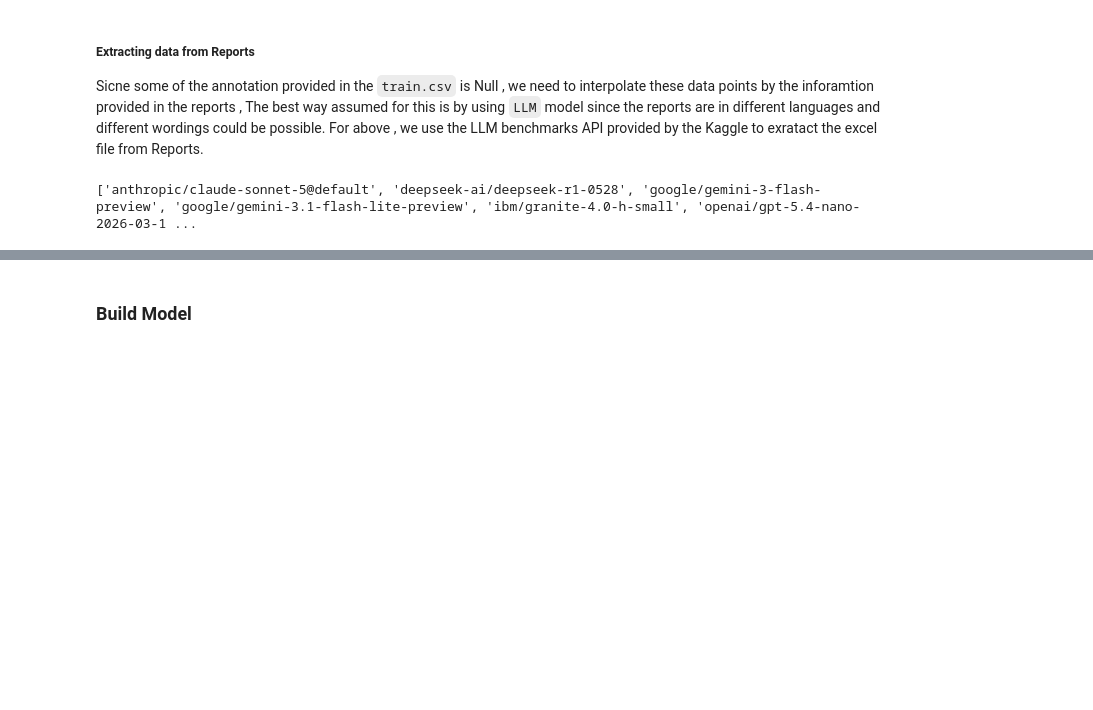
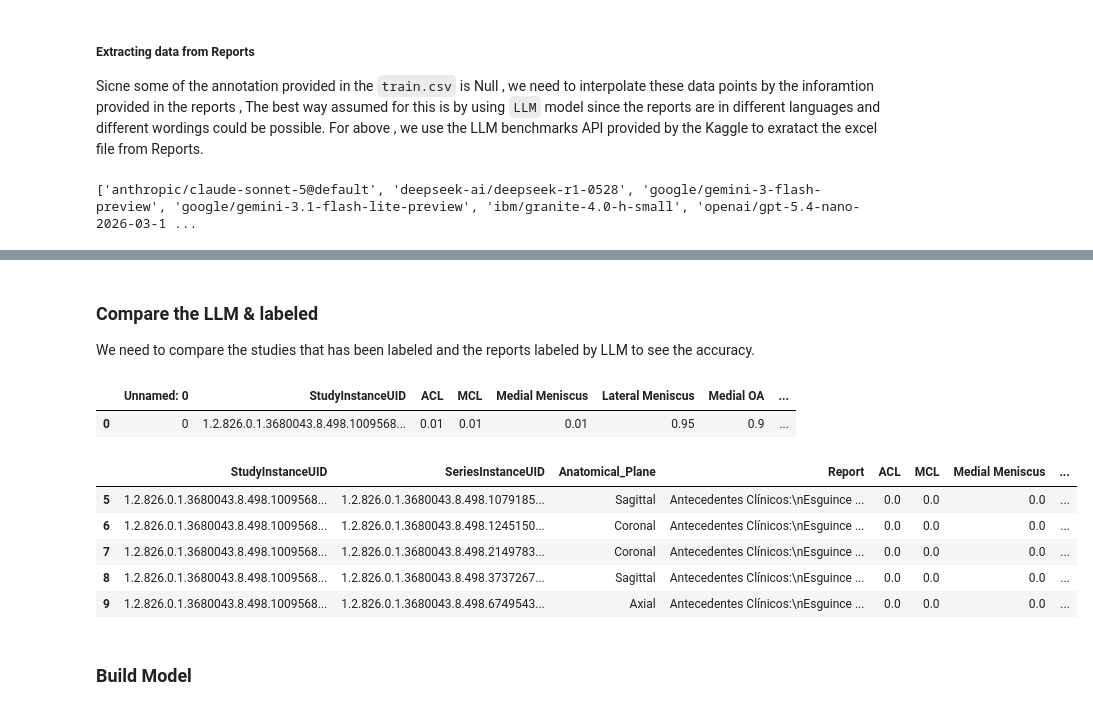
Before and after one commit to NimaNIKOOKAR/RSNA_Knee_Abnormality_Detection, a Jupyter notebook: notebook/rsna_analysis.ipynb, the cells around one changed output, grey strips where cells are left out. Cells and saved outputs as stored; diff of their text form; code cells hidden in the pictures; blank space fills up the shorter version.

```diff
--- a/notebook/rsna_analysis.ipynb
+++ b/notebook/rsna_analysis.ipynb
@@ -338,2 +434,19 @@ print(probabilities)
+# %% [markdown]
+### Compare the LLM & labeled
+We need to compare the studies that has been labeled and the reports labeled by LLM to see the accuracy.
+# %%
+reports_extract[reports_extract.StudyInstanceUID == train_df.iloc[5].StudyInstanceUID]
+# %% [output]
+|  | Unnamed: 0 | StudyInstanceUID | ACL | MCL | Medial Meniscus | Lateral Meniscus | Medial OA | ... |
+| 0 | 0 | 1.2.826.0.1.3680043.8.498.1009568... | 0.01 | 0.01 | 0.01 | 0.95 | 0.9 | ... |
+# %%
+train_df[train_df.StudyInstanceUID == train_df.iloc[5].StudyInstanceUID ]
+# %% [output]
+|  | StudyInstanceUID | SeriesInstanceUID | Anatomical_Plane | Report | ACL | MCL | Medial Meniscus | ... |
+| 5 | 1.2.826.0.1.3680043.8.498.1009568... | 1.2.826.0.1.3680043.8.498.1079185... | Sagittal | Antecedentes Clínicos:\nEsguince ... | 0.0 | 0.0 | 0.0 | ... |
+| 6 | 1.2.826.0.1.3680043.8.498.1009568... | 1.2.826.0.1.3680043.8.498.1245150... | Coronal | Antecedentes Clínicos:\nEsguince ... | 0.0 | 0.0 | 0.0 | ... |
+| 7 | 1.2.826.0.1.3680043.8.498.1009568... | 1.2.826.0.1.3680043.8.498.2149783... | Coronal | Antecedentes Clínicos:\nEsguince ... | 0.0 | 0.0 | 0.0 | ... |
+| 8 | 1.2.826.0.1.3680043.8.498.1009568... | 1.2.826.0.1.3680043.8.498.3737267... | Sagittal | Antecedentes Clínicos:\nEsguince ... | 0.0 | 0.0 | 0.0 | ... |
+| 9 | 1.2.826.0.1.3680043.8.498.1009568... | 1.2.826.0.1.3680043.8.498.6749543... | Axial | Antecedentes Clínicos:\nEsguince ... | 0.0 | 0.0 | 0.0 | ... |
 # %% [markdown]
 ### Build Model
```
Also changed, not shown: parts of 6 cells of this notebook, 1 other file.
